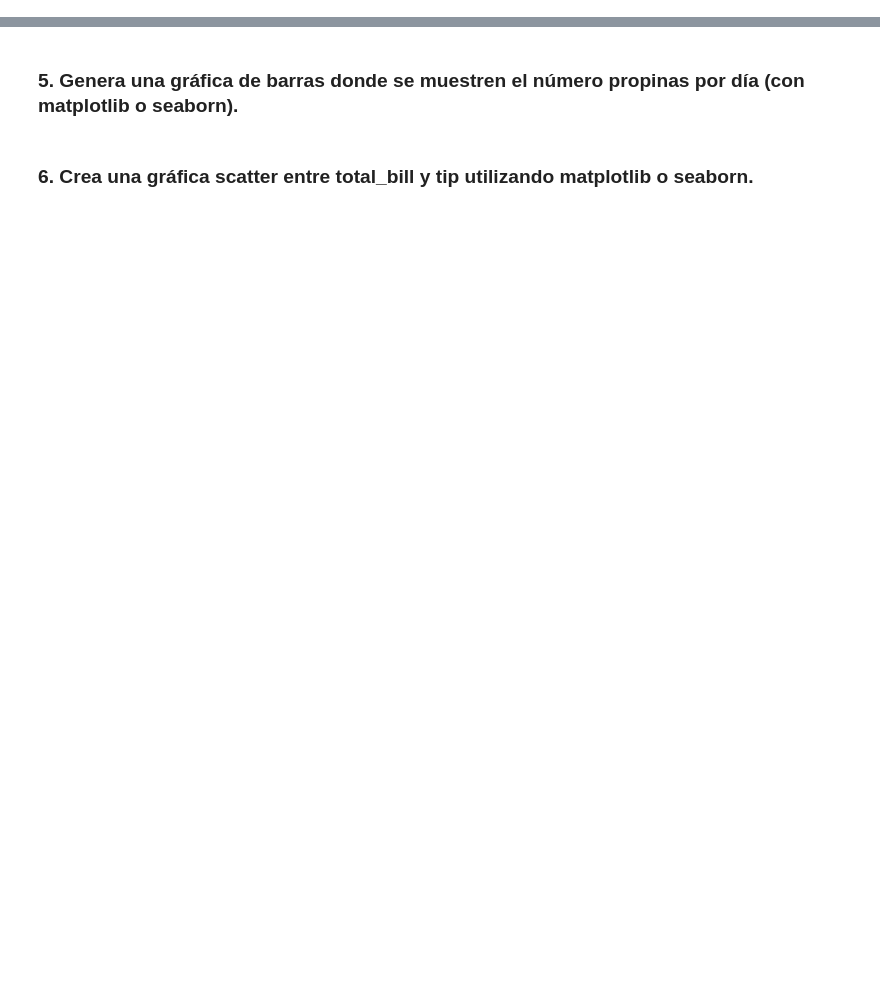
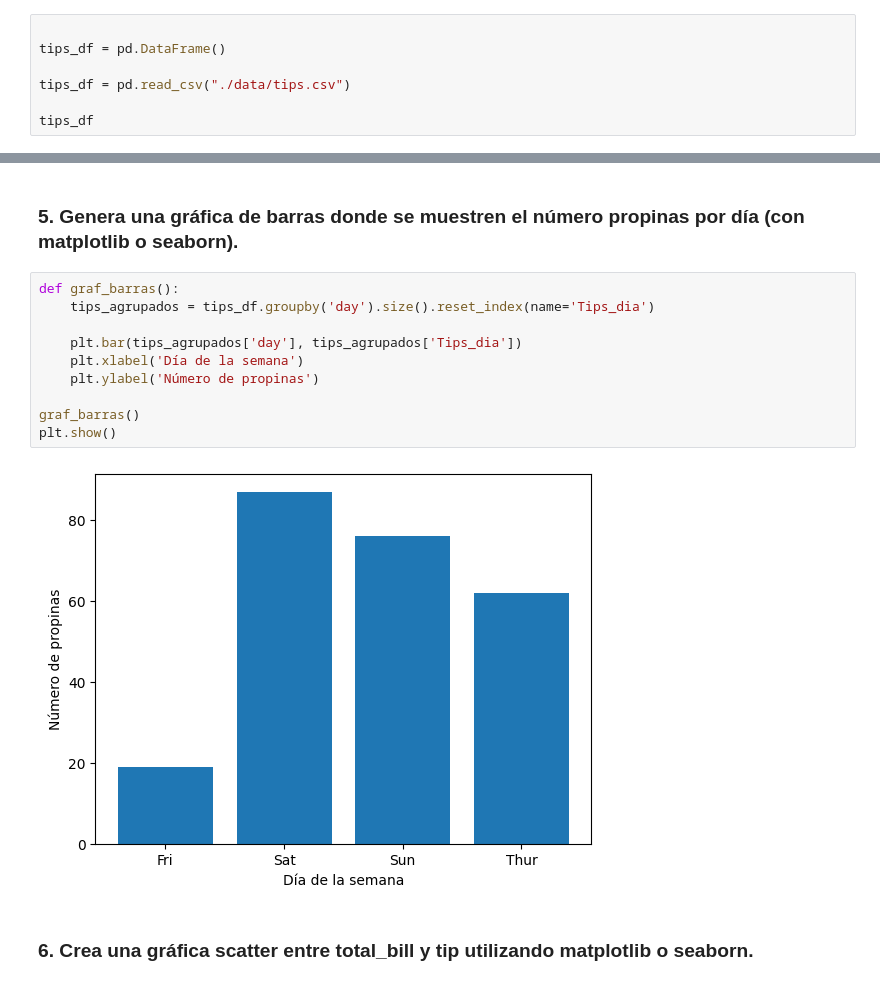
Before and after one commit to AlejandroRegueiroRuiz/CursoIA, a Jupyter notebook: VS Code(Alejandro R.R.)/Prueba_Inicial/pandas/Ejec_Pandas/Numpy_pandas.ipynb, the cells around one changed output, grey strips where cells are left out. Saved outputs shown, nothing was run; the diff lists cells and outputs as text; blank space fills up the shorter version.

```diff
--- a/VS Code(Alejandro R.R.)/Prueba_Inicial/pandas/Ejec_Pandas/Numpy_pandas.ipynb
+++ b/VS Code(Alejandro R.R.)/Prueba_Inicial/pandas/Ejec_Pandas/Numpy_pandas.ipynb
@@ -54,3 +124,10 @@ limpiarNan(array)
 El **dataset** que vamos a a utilizar para realizar los siguientes ejercicios se denomina **"tips"** (tips.csv en la carpeta data, descargado de Kaggle) y contiene los datos que un camarero registró sobre cada propina que recibió durante un período de unos meses trabajando en un restaurante.
 # %% [markdown]
 ### 1. Lee el dataset con pandas y cárgalo en un DataFrame
+# %%
+
+tips_df = pd.DataFrame()
+
+tips_df = pd.read_csv("./data/tips.csv")
+
+tips_df
@@ -63,4 +183,16 @@ El **dataset** que vamos a a utilizar para realizar los siguientes ejercicios se
 # %% [markdown]
 ### 5. Genera una gráfica de barras donde se muestren el número propinas por día (con matplotlib o seaborn).
+# %%
+def graf_barras():
+    tips_agrupados = tips_df.groupby('day').size().reset_index(name='Tips_dia')
+
+    plt.bar(tips_agrupados['day'], tips_agrupados['Tips_dia'])
+    plt.xlabel('Día de la semana')
+    plt.ylabel('Número de propinas')
+
+graf_barras()
+plt.show()
+# %% [output]
+[figure, added]
 # %% [markdown]
 ### 6. Crea una gráfica **scatter** entre **total_bill** y **tip** utilizando matplotlib o seaborn.
```
Also changed, not shown: parts of 13 cells of this notebook, 8 other files.
